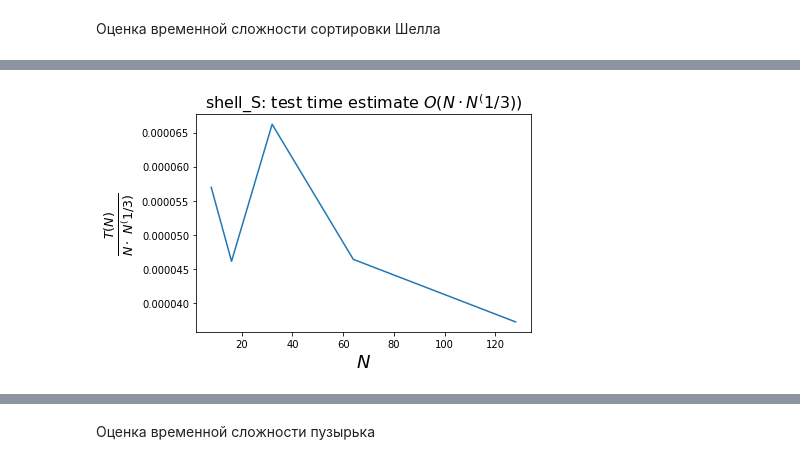
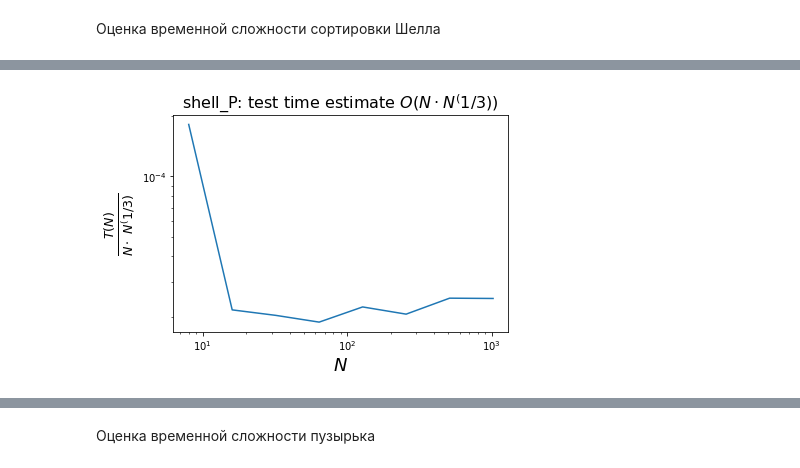
Before and after one commit to mipt-m06-803/lazarenkoLyubov, a Jupyter notebook: hw11.ipynb, the cells around one changed output, grey strips where cells are left out. Cells and saved outputs as stored; diff of their text form; code cells hidden in the pictures.

```diff
--- a/hw11.ipynb
+++ b/hw11.ipynb
@@ -87,3 +87,19 @@ print(quantity)
 # %% [output]
 [2, 2, 2, 2, 2]
 10
+# %%
+import random
+N = random.randint(10, 20)
+A = random.sample(range(100), N)
+#A = [2,2,2,2,2]
+quantity = 0
+A.sort(reverse = True)
+for i in range(0,len(A)-2):
+    for j in range(i + 1, len(A)-1):
+        if A[j] <= A[i]/2:
+            break
+        for k in range(j+1,len(A)):
+            if A[k] + A[j] <= A[i]:
+                break
+            quantity += 1
+print(quantity)
@@ -390,7 +434,7 @@ import math
 import matplotlib.pyplot as plt
 start = 8
 factor = 2
-num_points = 5
+num_points = 8
 num_repeats = 10
 N_min = start
 N_max = start * factor**(num_points - 1)
@@ -401,43 +445,36 @@ n2_list = []
 N = N_min
 setup = """
 import random
+from math import log
 L=list(range(N))
 random.shuffle(L)
 
-def shell_S(L):
-    def sedg(L):
-        gap = []
-        d = 0
-        i = 0
-        while 3*d <= len(L):
-            #print(i,d)
-            if i % 2 == 0:
-                d = int(9*2**i - (9*2**(i/2)) + 1)
-            else:
-                d = int(8*2**i - 6*2**((i+1)/2) + 1)
-            gap.append(d)
-            #d += d
-            i += 1
-        gap = gap[:-1]
-        return gap[::-1]
-    for i in range(len(L)):
-        d_ = sedg(L)
-        if len(d_) > 0:
-            d = d_.pop(0)
-        else:
-            d = 1
-        j = i
-       # print(i)
-        while j >= 1 and L[j-d] > L[j]:
-            L[j], L[j-d] = L[j-d], L[j]
-            j -= 1
-          #  print(j)
-    return L
+def shell_P(L):
+    def Pratt(n):
+        d = []
+        for i in range(int(log(n, 2))):
+            for j in range(int(log(n, 3))):
+                d_i = 2**i * 3**j
+                if d_i > n/2:
+                    break
+                d.append(d_i)
+
+        return sorted(d, reverse=True)
+
+    gaps = Pratt(len(L))
+    for gap in gaps:
+        for i in range(gap, len(L)):
+            temp = L[i]
+            j = i
+            while j >= gap and L[j - gap] > temp:
+                L[j] = L[j - gap]
+                j = j - gap
+            L[j] = temp
 
 """
 while N <= N_max:
     T = timeit.timeit(
-        stmt="a = L[:];shell_S(a)",
+        stmt="a = L[:];shell_P(a)",
         setup=setup,
         number=num_repeats,
         globals=dict(N=N)
@@ -459,17 +496,17 @@ while N <= N_max:
 plt.plot(N_list, n4_3_list)
 plt.xlabel(r"${N}$", fontsize=18)
 plt.ylabel(r"$\frac{T(N)}{N \cdot \ N^(1/3)}$", fontsize=18)
-plt.xscale('linear')
-plt.yscale('linear')
-plt.title('shell_S: test time estimate $O(N \cdot N^(1/3))$', fontsize=16)
+plt.xscale('log')
+plt.yscale('log')
+plt.title('shell_P: test time estimate $O(N \cdot N^(1/3))$', fontsize=16)
 plt.show()
 
 plt.plot(N_list, n2_list)
 plt.xlabel(r"${N}$", fontsize=18)
-plt.ylabel(r"$\frac{T(N)}{N \cdot \ N}$", fontsize=18)
-plt.xscale('linear')
-plt.yscale('linear')
-plt.title('shell_S: test time estimate $O(N \cdot N)$', fontsize=16)
+plt.ylabel(r"$\frac{T(N)}{N^2}$", fontsize=18)
+plt.xscale('log')
+plt.yscale('log')
+plt.title('shell_P: test time estimate $O(N \cdot N)$', fontsize=16)
 plt.show()
 # %% [output]
 8 length done
@@ -480 +520 @@ plt.show()
-[figure, old version]
+[figure, new version]
```
Also changed, not shown: parts of 8 cells of this notebook, 1 other file.
